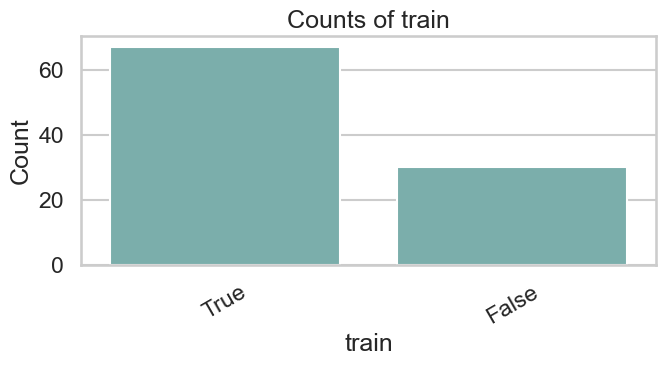
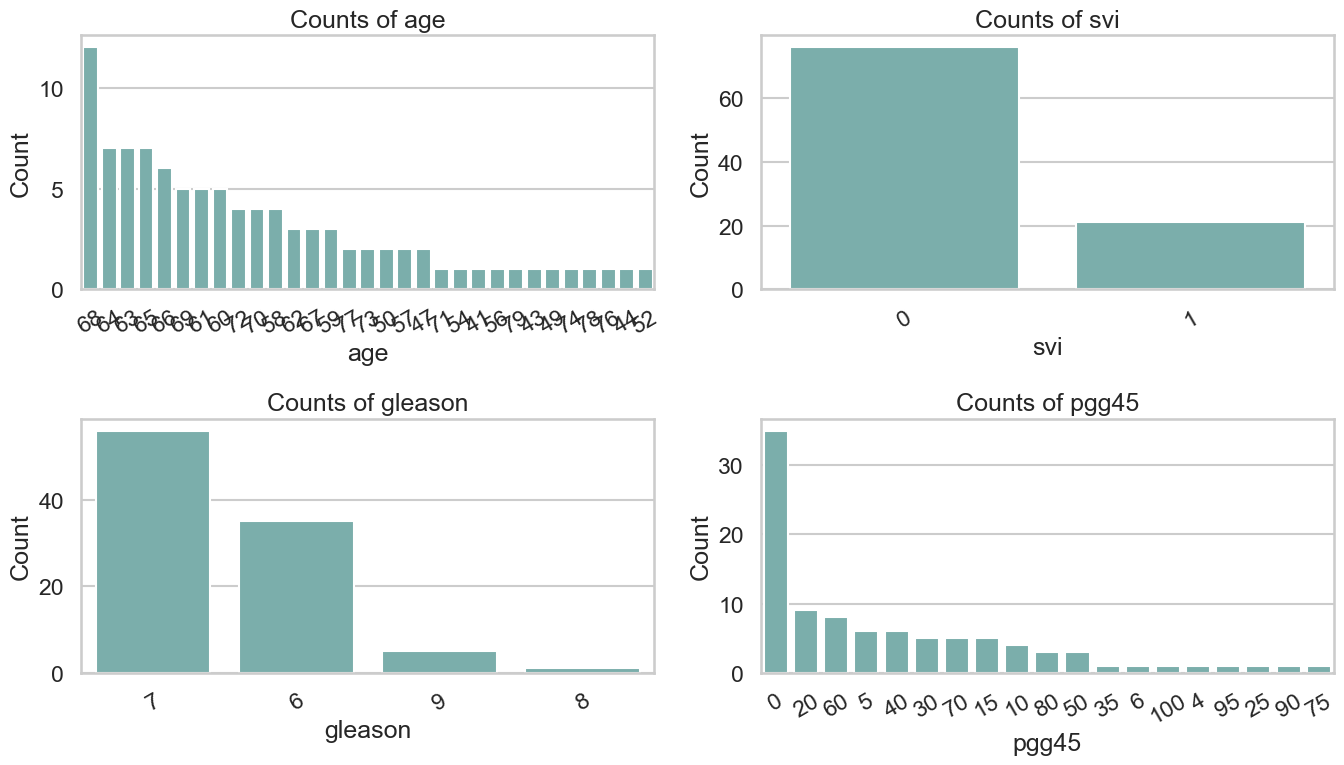
Unified diff of the notebook cell whose output changed from the first chart to the second:
--- before
+++ after
@@ -42,5 +42,18 @@
     ax.set_xlabel(col)
     ax.set_ylabel("Count")
-    ax.tick_params(axis="x", rotation=30)
+    # Reduce tick density for discrete variables with many unique values
+    try:
+        n_unique = len(order)
+    except Exception:
+        n_unique = prostate_raw_csv[col].nunique()
+    if n_unique > 8:
+        from matplotlib.ticker import MaxNLocator
+        ax.xaxis.set_major_locator(MaxNLocator(nbins=6, integer=True))
+        for lbl in ax.get_xticklabels():
+            lbl.set_rotation(45)
+            lbl.set_ha('right')
+            lbl.set_fontsize(9)
+    else:
+        ax.tick_params(axis="x", rotation=30)
 
 plt.tight_layout()

Commit: first eda notebook upload